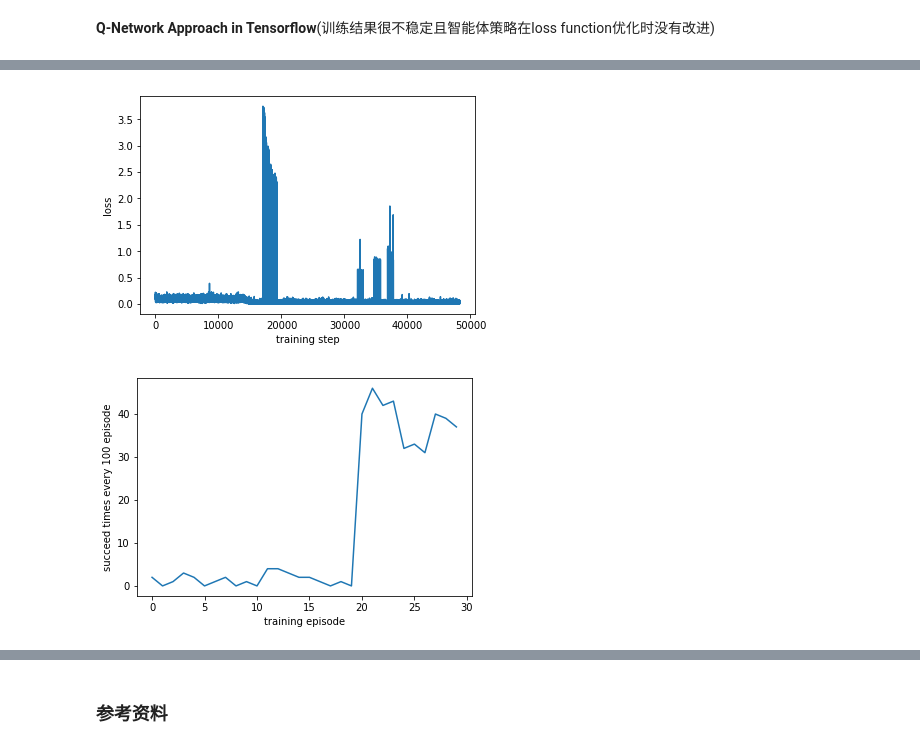
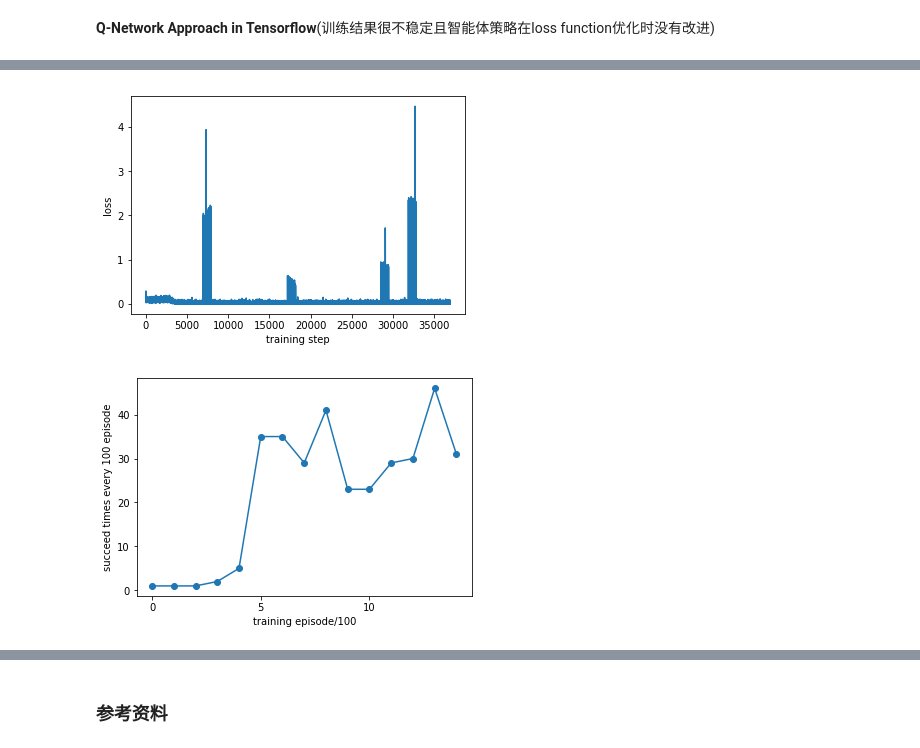
Before and after one commit to Wangjw6/research, a Jupyter notebook: ML/Others/Reinforcement Learning.ipynb, the cells around one changed output, grey strips where cells are left out. Drawn from its saved outputs; the diff is of its cells as text; code cells hidden in the pictures.

```diff
--- a/ML/Others/Reinforcement Learning.ipynb
+++ b/ML/Others/Reinforcement Learning.ipynb
@@ -43,8 +43,9 @@ Qt = np.zeros([env.observation_space.n,env.action_space.n])
 
 lr = 0.9
 lam = 0.95
-num_episodes = 50000
+num_episodes = 5000
 rAlllist=[]
+rewardset=[]
 for i in range(num_episodes):
     s = env.reset()
     j = 0
@@ -65,7 +66,10 @@ for i in range(num_episodes):
             break
         j+=1
     rAlllist.append(rAll/j)
-
+    if r==1:
+        rewardset.append(1)
+    else:
+        rewardset.append(0)
 print(Qt)
 plt.figure(1)
 plt.plot(rAlllist)
@@ -140,3 +144,19 @@ print(route)
  [72. 73. 35.  0.]
  [ 0. 74. 76. 77.]]
 [figure]
+# %%
+pass_sum=[]
+i=1
+a=0
+while i<=len(rewardset):
+    a+=rewardset[i-1]
+    if i%100==0:
+        pass_sum.append(a)
+        a=0
+    i+=1
+plt.xticks(np.arange(0,len(pass_sum), 5.0))
+plt.yticks(np.arange(0,max(pass_sum)+1, 10.0))
+plt.plot( pass_sum,'-o')
+plt.xlabel('training episode/100')
+plt.ylabel('succeed times every 100 episode')
+plt.show()
@@ -264,9 +286,7 @@ class replay_memory():
         for i in range(batch_size):
             index = np.random.randint(0,self.memory_capacity)
             memory_batch.append(self.memory[index,:])
-            if self.memory[index,-1]==1:
-                pos+=1
-        print('good sample: %d'%pos)
+
         return memory_batch
 
 
@@ -279,7 +299,7 @@ sess_.run(init_op)
 
 M = replay_memory(memory_capacity=1000, state_dim=state_dim_, action_dim=1)
 batch_size_ = 32
-num_episodes = 3000
+num_episodes = 1500
 
 records = 0
 loss_set=[]
@@ -290,7 +310,7 @@ for i in range(num_episodes):
     s = env.reset()
     j = 0
     max_steps_in_episode = 99
-    if i>2000:
+    if i>500:
         e=0.01
     reward=0
     while True:
@@ -352,4 +372,4 @@ good samp
-[figure, old version]
+[figure, new version]
 # %%
 pass_sum=[]
 i=1
@@ -360,12 +380,14 @@ while i<=len(rewardset):
         pass_sum.append(a)
         a=0
     i+=1
-plt.plot(pass_sum)
-plt.xlabel('training episode')
+plt.xticks(np.arange(0,len(pass_sum), 5.0))
+plt.yticks(np.arange(0,max(pass_sum)+1, 10.0))
+plt.plot( pass_sum,'-o')
+plt.xlabel('training episode/100')
 plt.ylabel('succeed times every 100 episode')
 plt.show()
 # %% [output]
-[figure, old version]
+[figure, new version]
 # %%
 Qtable=np.zeros((16, 4))
 for i in range(state_dim_):
```
Also changed, not shown: parts of 23 cells of this notebook.
